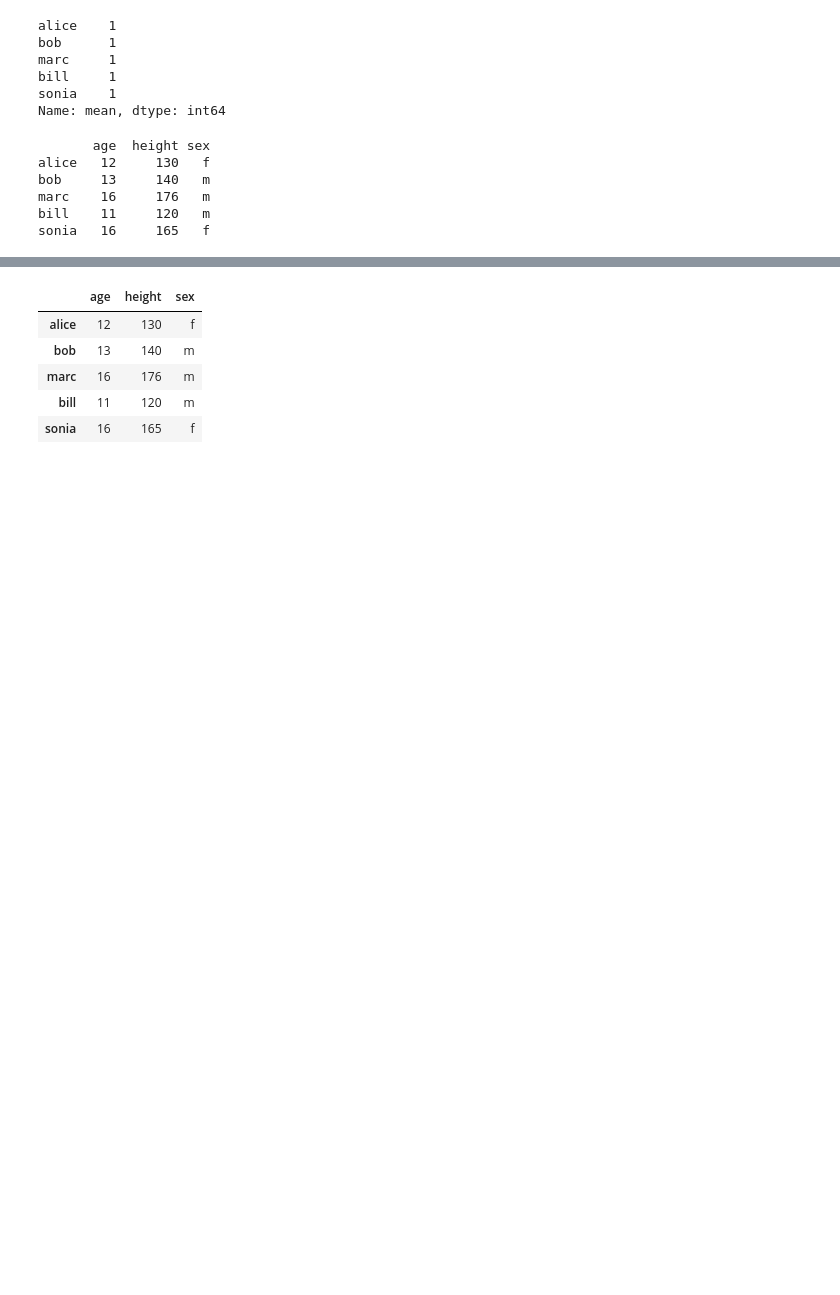
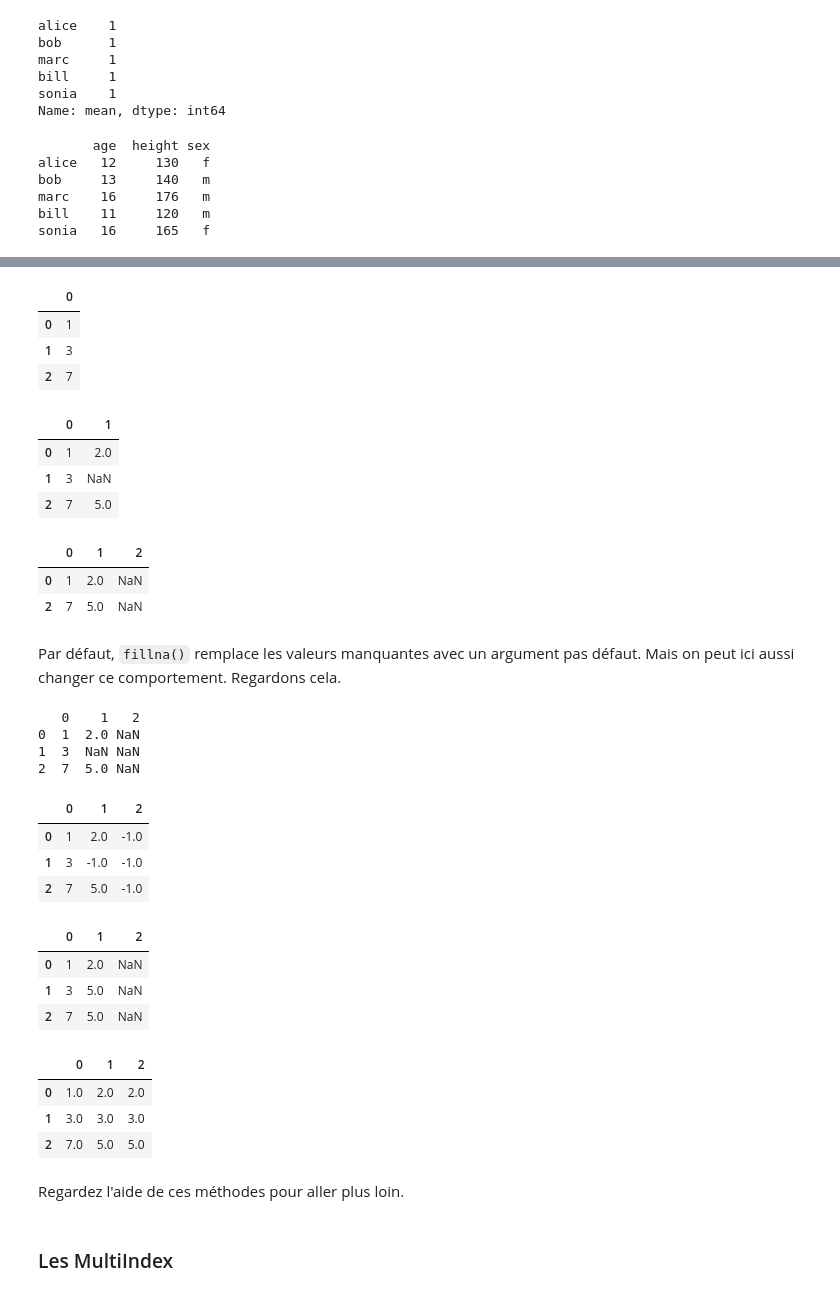
Before and after one commit to flotpython/course, a Jupyter notebook: w7/w7-s3-c03-DataFrame.ipynb, the cells around one changed output, grey strips where cells are left out. Saved outputs shown, nothing was run; the diff lists cells and outputs as text; code cells hidden in the pictures; blank space fills up the shorter version.

```diff
--- a/w7/w7-s3-c03-DataFrame.ipynb
+++ b/w7/w7-s3-c03-DataFrame.ipynb
@@ -356,0 +689,3 @@ sonia   16     165   f
+# %%
+p = pd.DataFrame([[1, 2, np.NaN], [3, np.NaN, np.NaN], [7, 5, np.NaN]])
+print(p)
@@ -357,9 +703,64 @@ sonia   16     165   f
+# %%
+# maintenant, je fais l'opération par colonne
+p.dropna(axis=1)
+# %% [output]
+|  | 0 |
+| 0 | 1 |
+| 1 | 3 |
+| 2 | 7 |
+# %%
+# je vais l'opération par colonne qui si toute la colonne est manquante
+p.dropna(axis=1, how='all')
+# %% [output]
+|  | 0 | 1 |
+| 0 | 1 | 2.0 |
+| 1 | 3 | NaN |
+| 2 | 7 | 5.0 |
+# %%
+# je fais l'opération par ligne si au moins 2 valeurs sont manquantes
+p.dropna(thresh=2)
+# %% [output]
+|  | 0 | 1 | 2 |
+| 0 | 1 | 2.0 | NaN |
+| 2 | 7 | 5.0 | NaN |
+# %% [markdown]
+Par défaut, `fillna()` remplace les valeurs manquantes avec un argument pas défaut. Mais on peut ici aussi changer ce comportement. Regardons cela.
+# %%
+print(p)
+# %% [output]
+   0    1   2
+0  1  2.0 NaN
+1  3  NaN NaN
+2  7  5.0 NaN
+# %%
+# je remplace les valeurs manquantes par -1
+p.fillna(-1)
+# %% [output]
+|  | 0 | 1 | 2 |
+| 0 | 1 | 2.0 | -1.0 |
+| 1 | 3 | -1.0 | -1.0 |
+| 2 | 7 | 5.0 | -1.0 |
+# %%
+# je remplace les valeurs manquantes avec la valeur suivante sur la colonne
+# bfill est pour back fill, c'est-à-dire remplace en arrière à partir des
+# valeurs existante
+p.fillna(method='bfill')
+# %% [output]
+|  | 0 | 1 | 2 |
+| 0 | 1 | 2.0 | NaN |
+| 1 | 3 | 5.0 | NaN |
+| 2 | 7 | 5.0 | NaN |
+# %%
+# je remplace les valeurs manquantes avec la valeur précédente sur la ligne
+# ffill est pour forward fill, remplace en avant à partir des valeurs
+# existantes
+p.fillna(method='ffill', axis=1)
+# %% [output]
+|  | 0 | 1 | 2 |
+| 0 | 1.0 | 2.0 | 2.0 |
+| 1 | 3.0 | 3.0 | 3.0 |
+| 2 | 7.0 | 5.0 | 5.0 |
+# %% [markdown]
+Regardez l'aide de ces méthodes pour aller plus loin.
 # %%
-p
+p.dropna?
-# %% [output]
-|  | age | height | sex |
-| alice | 12 | 130 | f |
-| bob | 13 | 140 | m |
-| marc | 16 | 176 | m |
-| bill | 11 | 120 | m |
-| sonia | 16 | 165 | f |
@@ -365,0 +769,2 @@ p
+# %% [markdown]
+### Les MultiIndex
```
Also changed, not shown: parts of 46 cells of this notebook.
